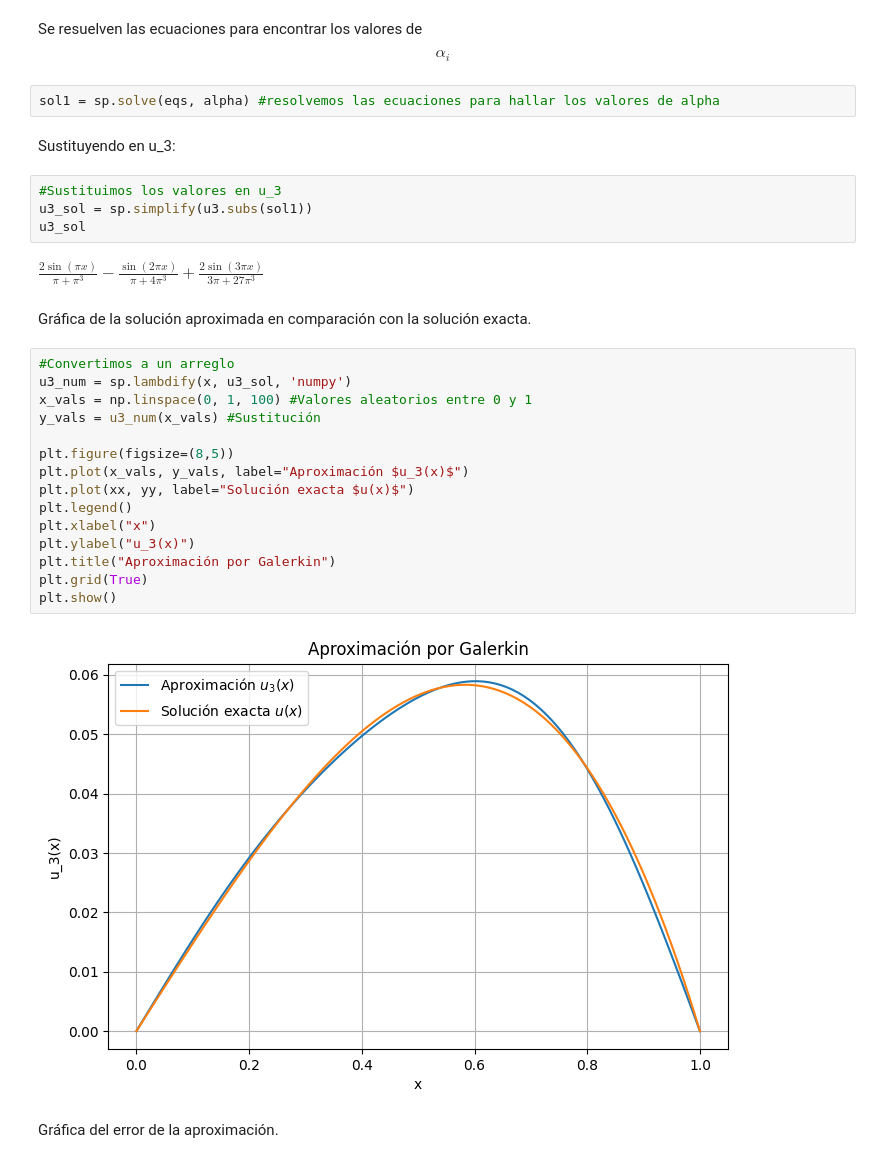
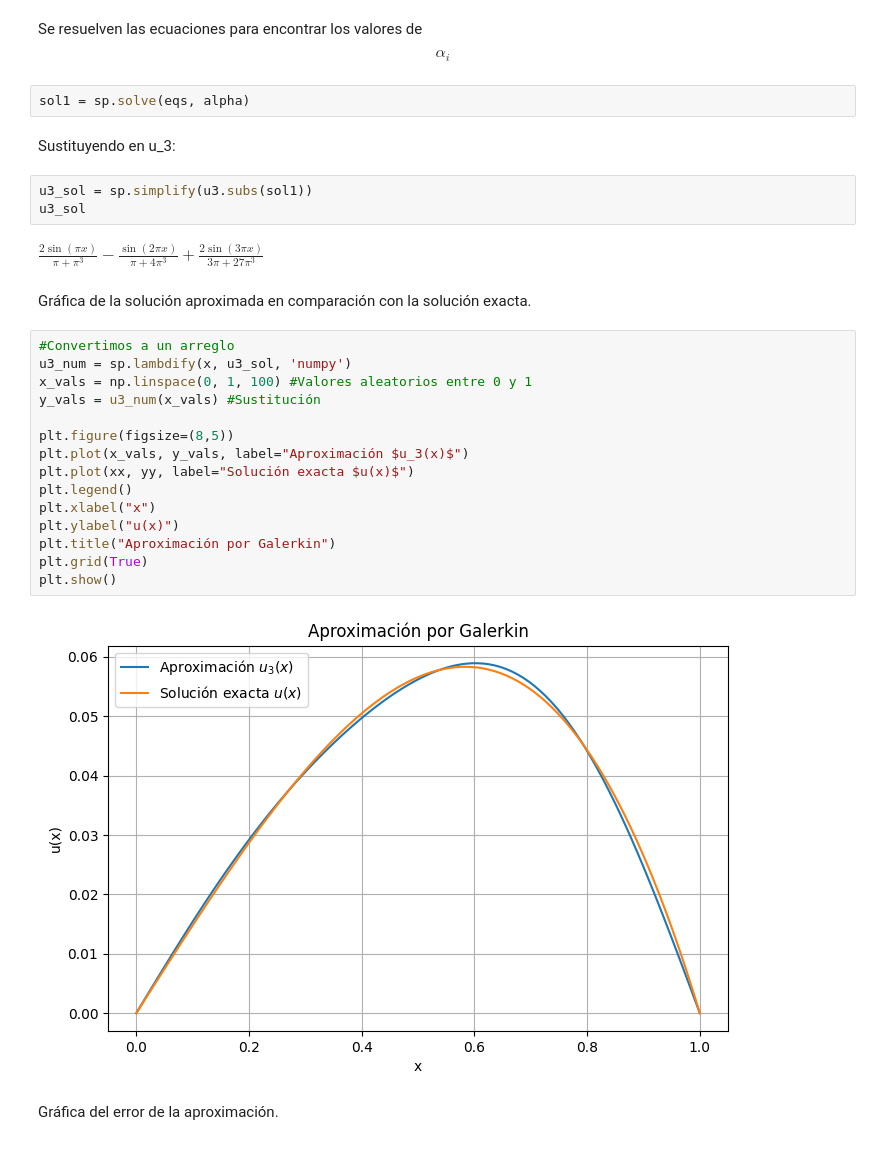
Before and after one commit to EfrainHernandezCortes/EDP2, a Jupyter notebook: Método_de_Galerkin.ipynb, the cells around one changed output. Cells and saved outputs as stored; diff of their text form.

```diff
--- a/Método_de_Galerkin.ipynb
+++ b/Método_de_Galerkin.ipynb
@@ -86,11 +84,10 @@ for j in range(N):
 # %% [markdown]
 Se resuelven las ecuaciones para encontrar los valores de $$\alpha_i$$
 # %%
-sol1 = sp.solve(eqs, alpha) #resolvemos las ecuaciones para hallar los valores de alpha
+sol1 = sp.solve(eqs, alpha)
 # %% [markdown]
 Sustituyendo en u_3:
 # %%
-#Sustituimos los valores en u_3
 u3_sol = sp.simplify(u3.subs(sol1))
 u3_sol
 # %% [output]
@@ -100,20 +97,20 @@ Gráfica de la solución aproximada en comparación con la solución exacta.
 # %%
 #Convertimos a un arreglo
 u3_num = sp.lambdify(x, u3_sol, 'numpy')
 x_vals = np.linspace(0, 1, 100) #Valores aleatorios entre 0 y 1
 y_vals = u3_num(x_vals) #Sustitución
 
 plt.figure(figsize=(8,5))
 plt.plot(x_vals, y_vals, label="Aproximación $u_3(x)$")
 plt.plot(xx, yy, label="Solución exacta $u(x)$")
 plt.legend()
 plt.xlabel("x")
-plt.ylabel("u_3(x)")
+plt.ylabel("u(x)")
 plt.title("Aproximación por Galerkin")
 plt.grid(True)
 plt.show()
 # %% [output]
-[figure, old version]
+[figure, new version]
 # %% [markdown]
 Gráfica del error de la aproximación.
 # %%
```
Also changed, not shown: parts of 5 cells of this notebook.
